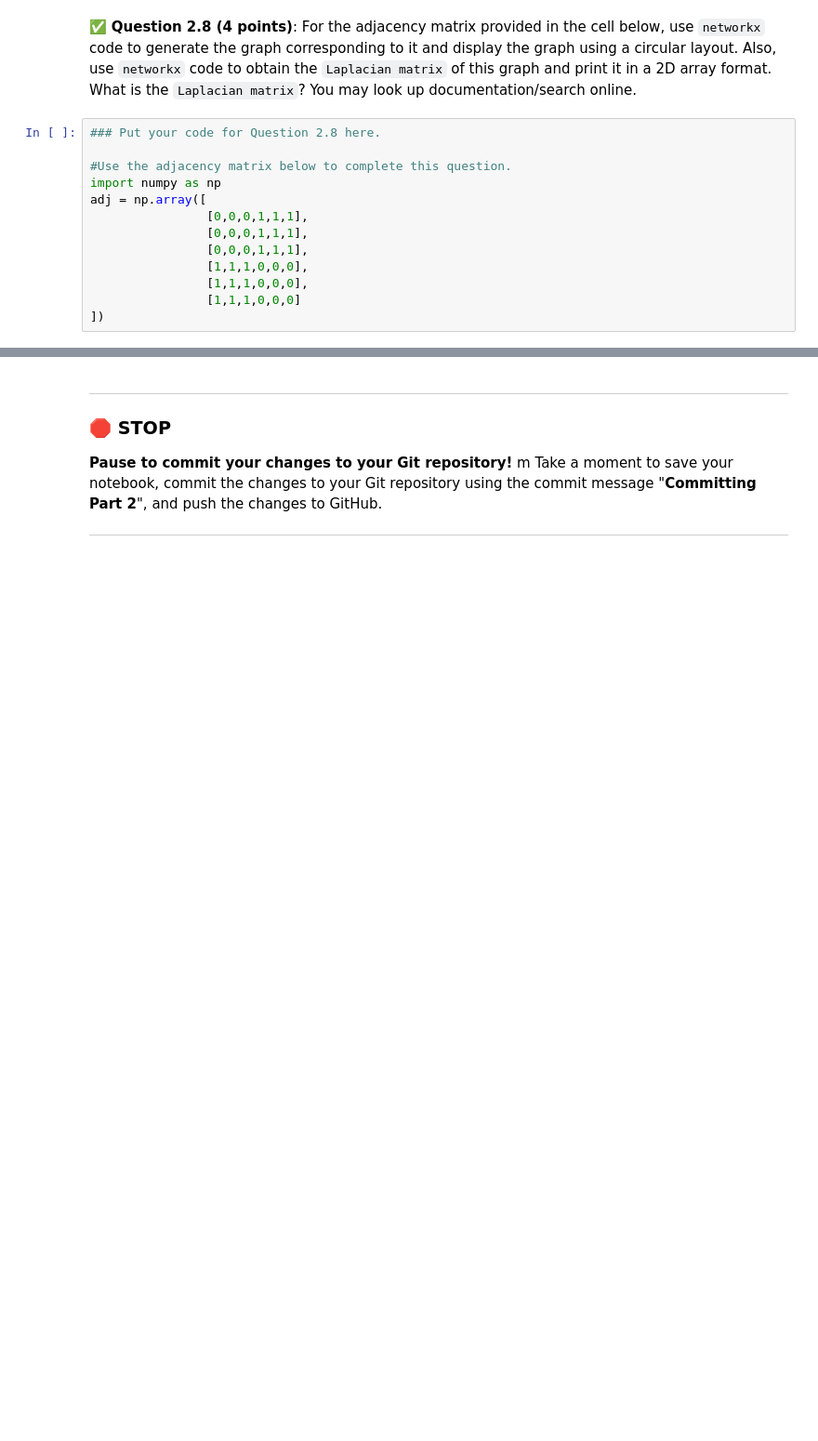
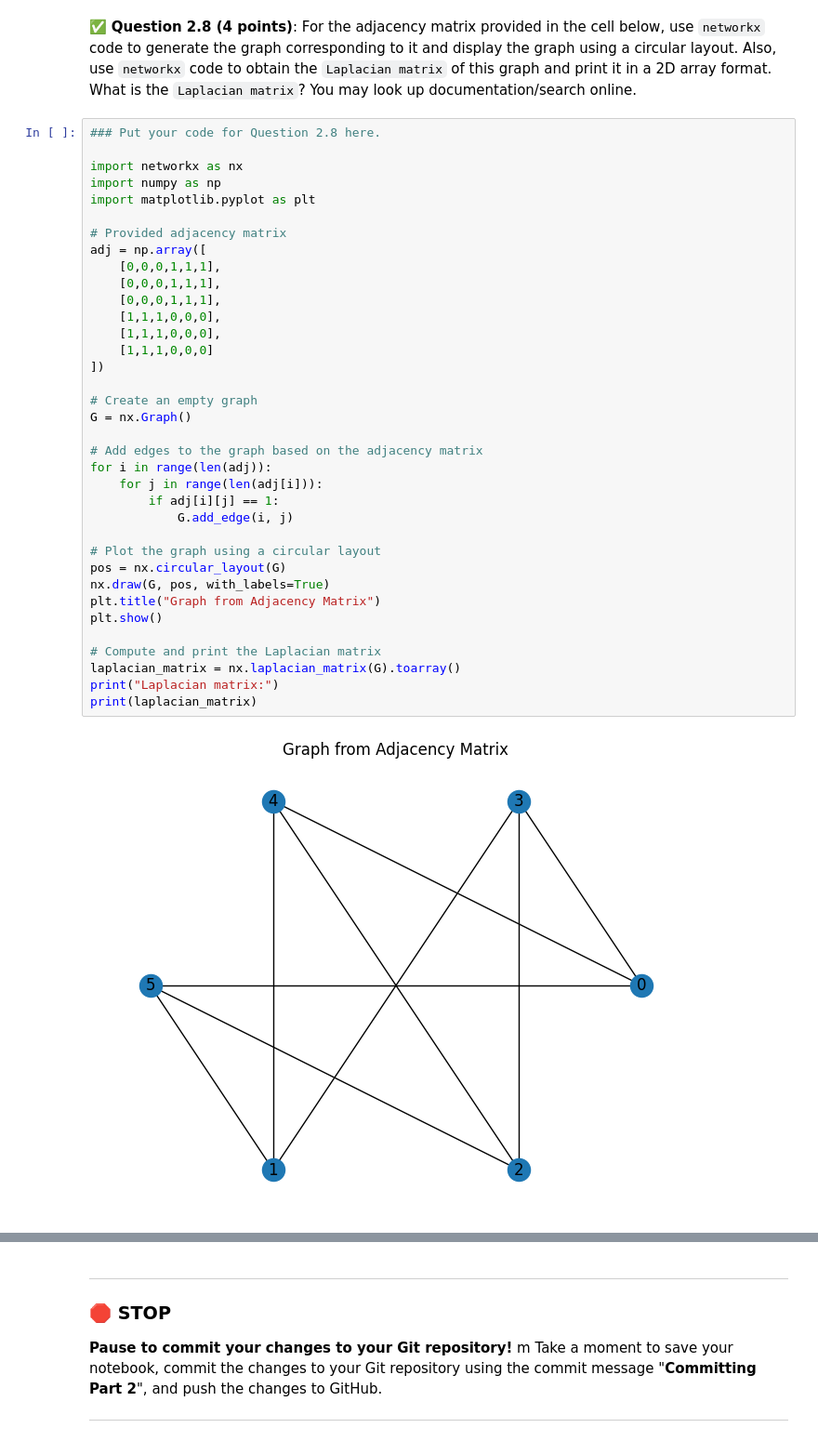
Before and after one commit to Chungminlee08/cmse202-s24-turnin, a Jupyter notebook: final/CMSE202-Final-Section3-STUDENT.ipynb, the cells around one changed output, grey strips where cells are left out. Shown at 93% size. Saved outputs shown, nothing was run; the diff lists cells and outputs as text; blank space fills up the shorter version.

```diff
--- a/final/CMSE202-Final-Section3-STUDENT.ipynb
+++ b/final/CMSE202-Final-Section3-STUDENT.ipynb
@@ -161,13 +261,38 @@ NameError: name 'nx' is not defined
 # %%
 ### Put your code for Question 2.8 here.
 
-#Use the adjacency matrix below to complete this question.
+import networkx as nx
 import numpy as np
+import matplotlib.pyplot as plt
+
+# Provided adjacency matrix
 adj = np.array([
-                [0,0,0,1,1,1],
-                [0,0,0,1,1,1],
-                [0,0,0,1,1,1],
-                [1,1,1,0,0,0],
-                [1,1,1,0,0,0],
-                [1,1,1,0,0,0]
+    [0,0,0,1,1,1],
+    [0,0,0,1,1,1],
+    [0,0,0,1,1,1],
+    [1,1,1,0,0,0],
+    [1,1,1,0,0,0],
+    [1,1,1,0,0,0]
 ])
+
+# Create an empty graph
+G = nx.Graph()
+
+# Add edges to the graph based on the adjacency matrix
+for i in range(len(adj)):
+    for j in range(len(adj[i])):
+        if adj[i][j] == 1:
+            G.add_edge(i, j)
+
+# Plot the graph using a circular layout
+pos = nx.circular_layout(G)
+nx.draw(G, pos, with_labels=True)
+plt.title("Graph from Adjacency Matrix")
+plt.show()
+
+# Compute and print the Laplacian matrix
+laplacian_matrix = nx.laplacian_matrix(G).toarray()
+print("Laplacian matrix:")
+print(laplacian_matrix)
+# %% [output]
+[figure, added]
```
Also changed, not shown: parts of 47 cells of this notebook.
